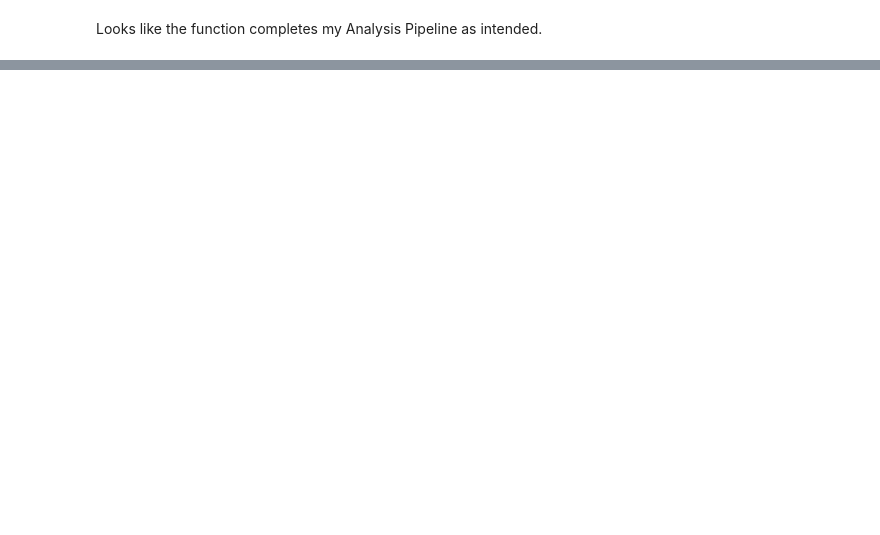
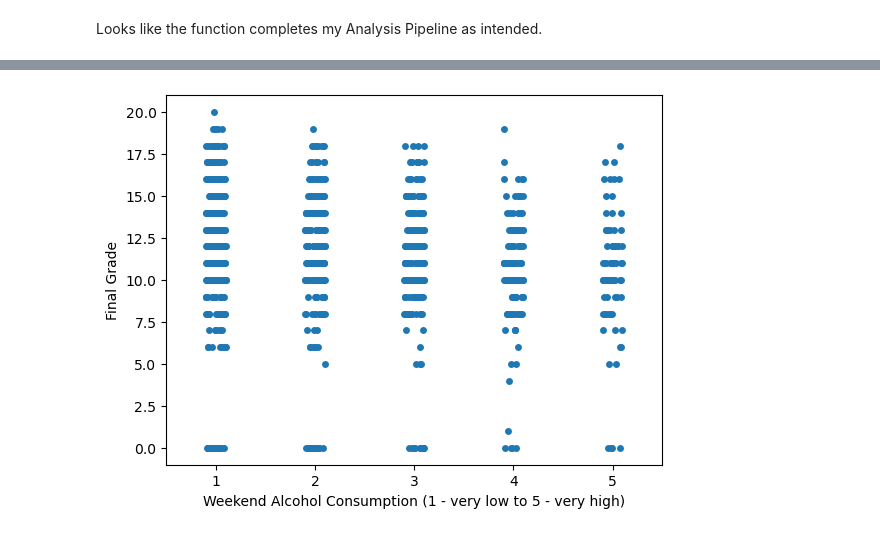
Before and after one commit to ubco-W2022T1-cosc301/project-group05, a Jupyter notebook: notebooks/analysis2.ipynb, the cells around one changed output, grey strips where cells are left out. Cells and saved outputs as stored; diff of their text form; code cells hidden in the pictures; blank space fills up the shorter version.

```diff
--- a/notebooks/analysis2.ipynb
+++ b/notebooks/analysis2.ipynb
@@ -401,0 +446,7 @@ Looks like the function completes my Analysis Pipeline as intended.
+# %%
+sns.stripplot(x='weekend_alcohol', y='final_grade', data=clean_df, size=5)
+plt.ylabel('Final Grade')
+plt.xlabel('Weekend Alcohol Consumption (1 - very low to 5 - very high)')
+plt.show()
+# %% [output]
+[figure, added]
```
Also changed, not shown: parts of 15 cells of this notebook, 1 other file.
